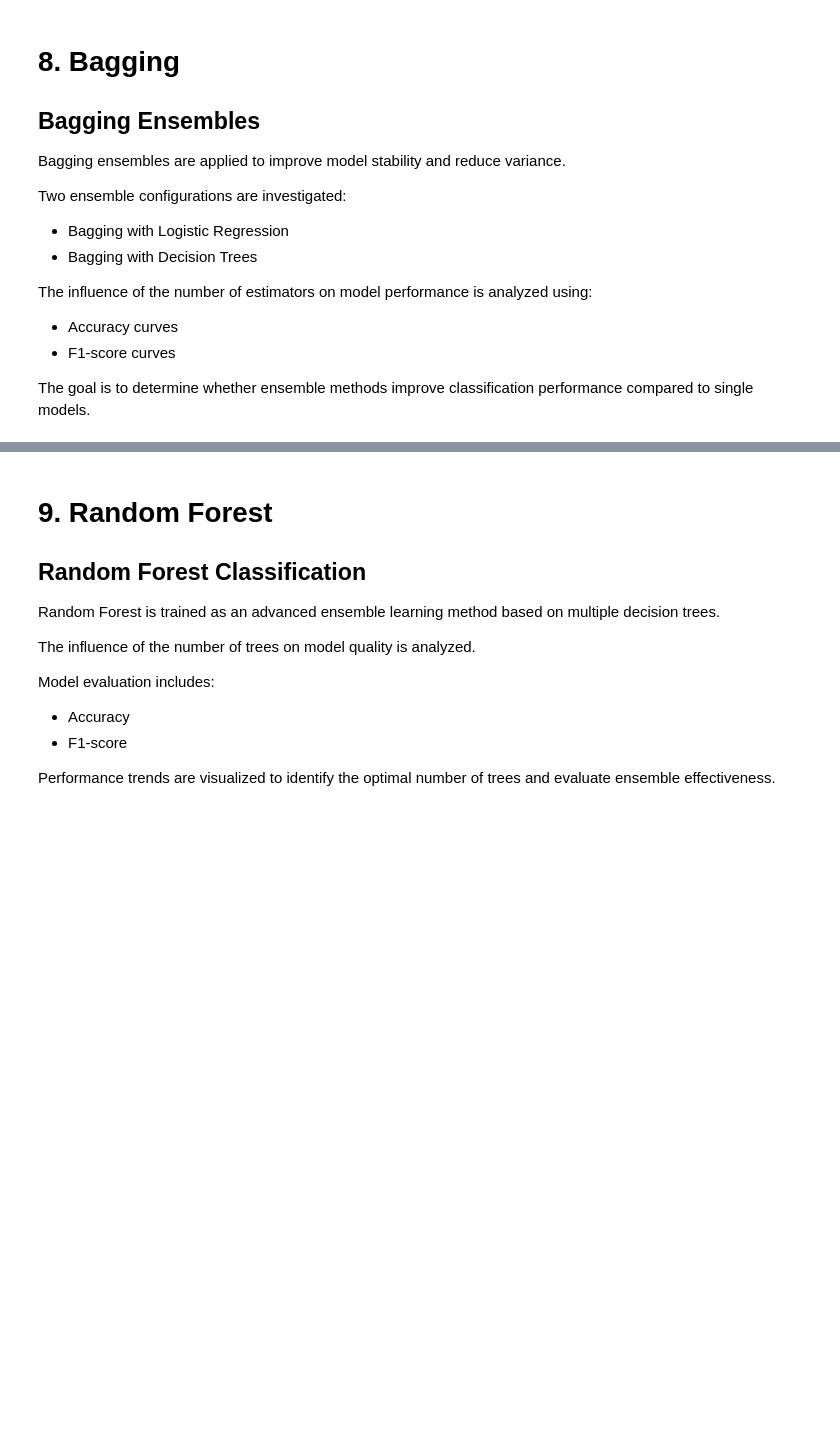
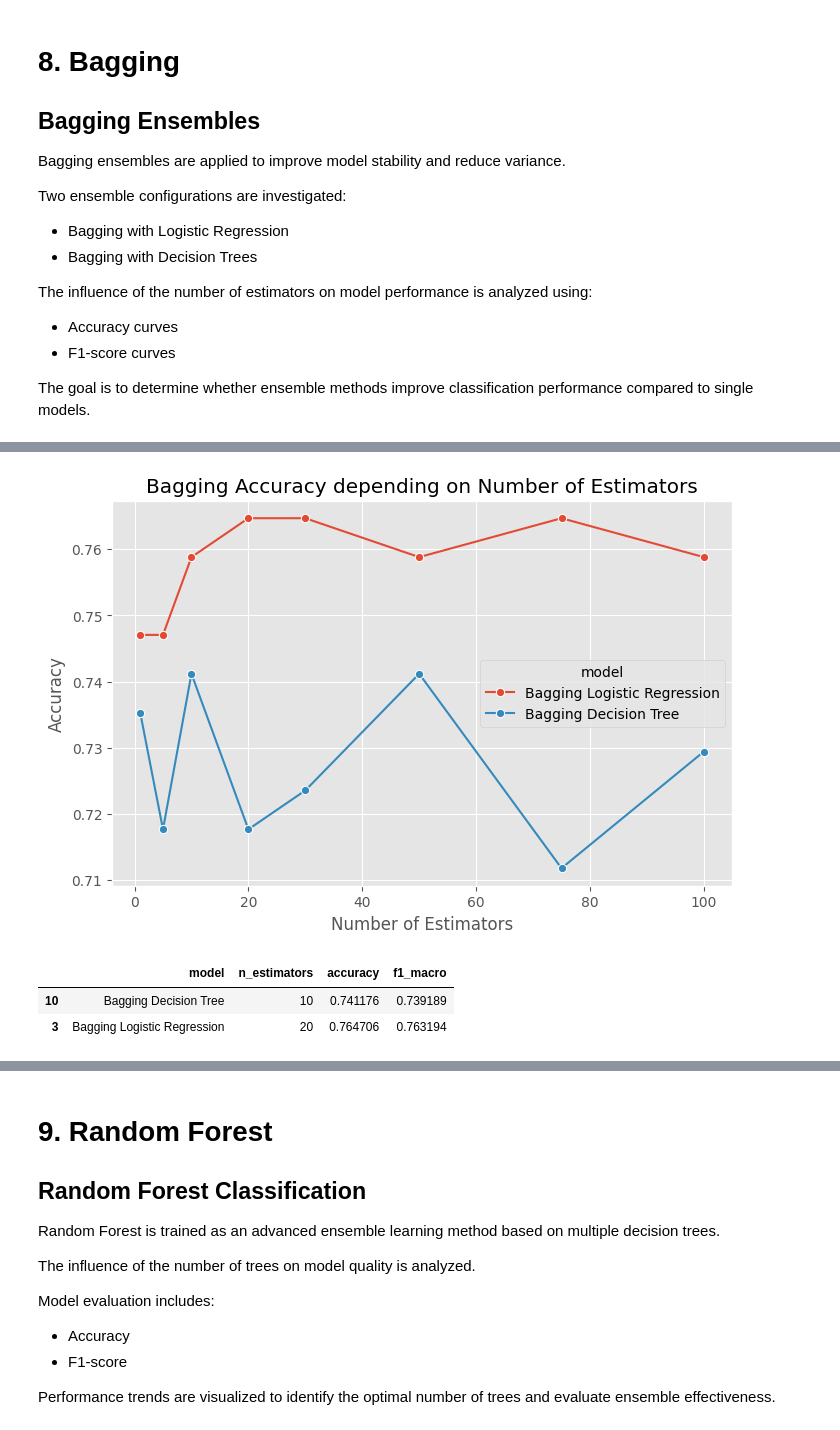
Before and after one commit to Haruw09/vehicle-silhouettes-ml-pipeline, a Jupyter notebook: notebooks/ml_pipeline.ipynb, the cells around one changed output, grey strips where cells are left out. Drawn from its saved outputs; the diff is of its cells as text; code cells hidden in the pictures; blank space fills up the shorter version.

Commit message:
Clean notebook outputs and add bagging section

```diff
--- a/notebooks/ml_pipeline.ipynb
+++ b/notebooks/ml_pipeline.ipynb
@@ -919,0 +985,28 @@ The goal is to determine whether ensemble methods improve classification perform
+# %%
+plt.figure(figsize=(8, 5))
+
+sns.lineplot(
+    data=bagging_results_df,
+    x="n_estimators",
+    y="accuracy",
+    hue="model",
+    marker="o"
+)
+
+plt.title("Bagging Accuracy depending on Number of Estimators")
+plt.xlabel("Number of Estimators")
+plt.ylabel("Accuracy")
+plt.grid(True)
+plt.show()
+# %% [output]
+[figure, added]
+# %%
+best_bagging_models = bagging_results_df.loc[
+    bagging_results_df.groupby("model")["f1_macro"].idxmax()
+]
+
+best_bagging_models
+# %% [output]
+|  | model | n_estimators | accuracy | f1_macro |
+| 10 | Bagging Decision Tree | 10 | 0.741176 | 0.739189 |
+| 3 | Bagging Logistic Regression | 20 | 0.764706 | 0.763194 |
```
Also changed, not shown: parts of 3 cells of this notebook.
